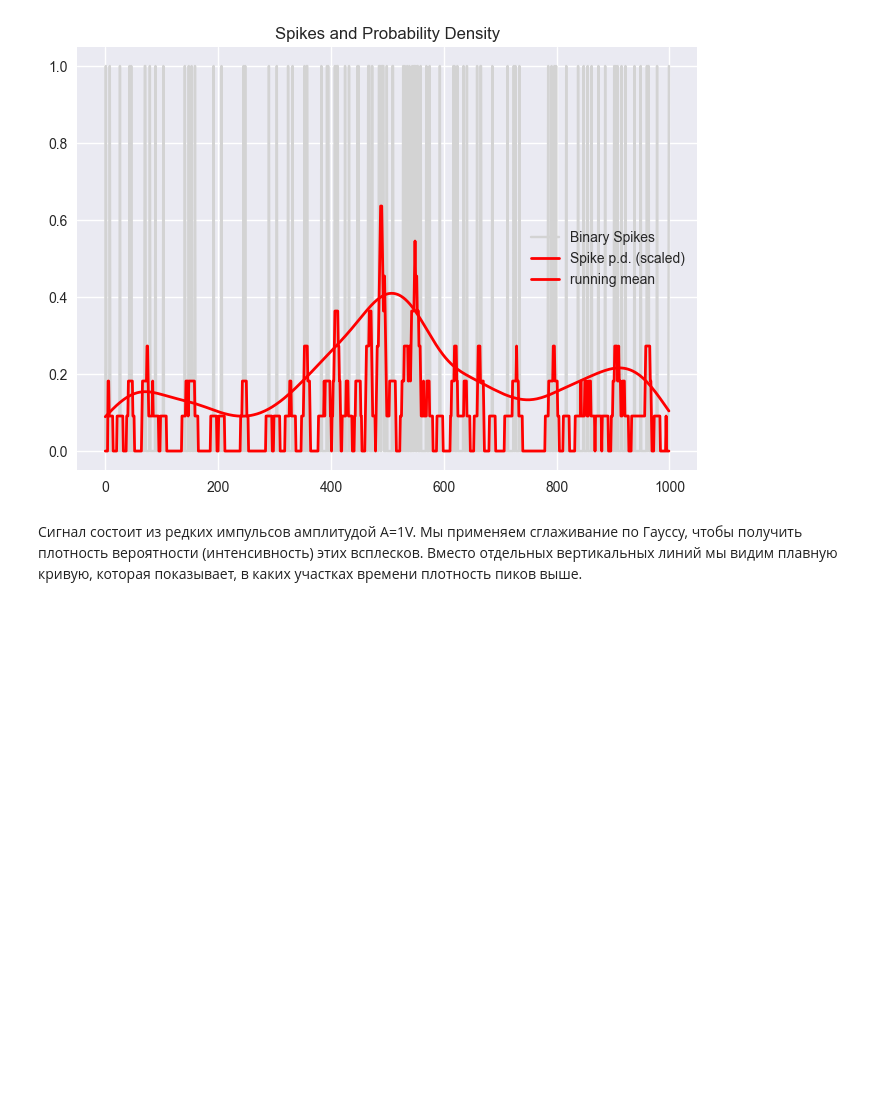
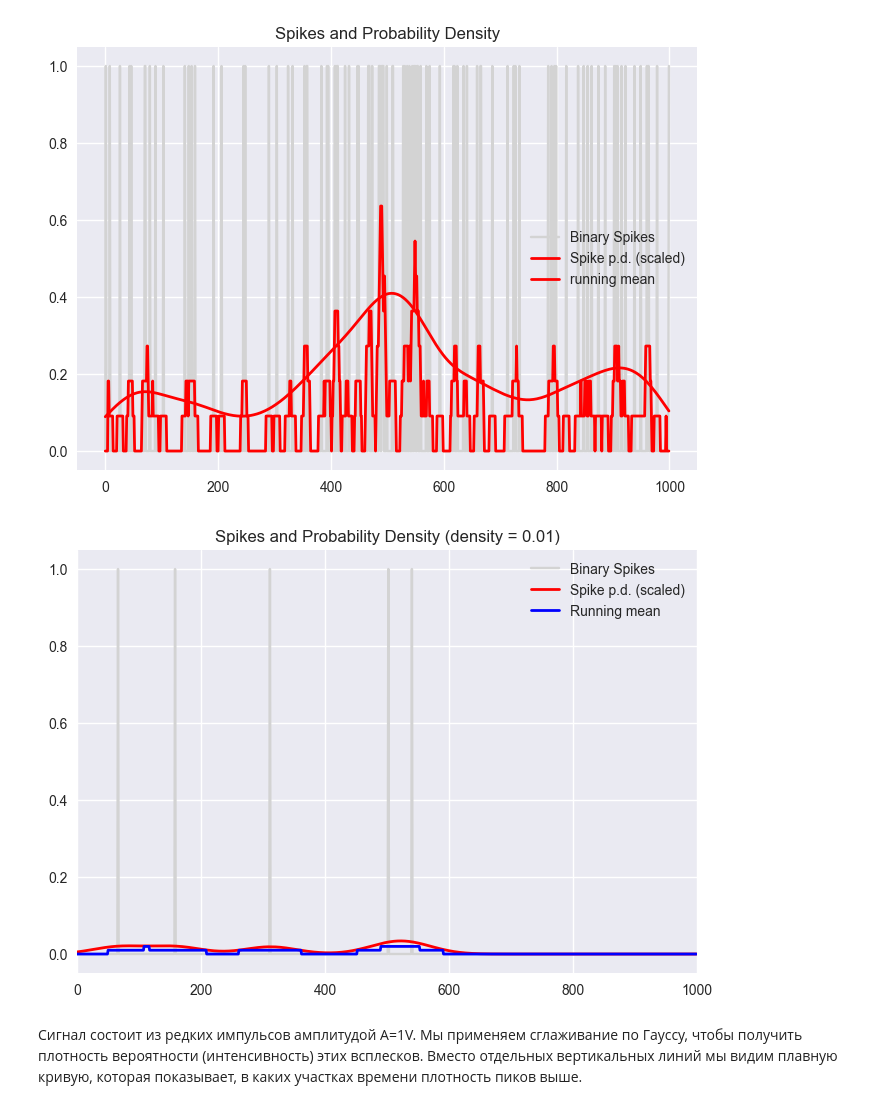
Before and after one commit to KamenevIvan/DPoS, a Jupyter notebook: lab6.ipynb, the cells around one changed output. Cells and saved outputs as stored; diff of their text form; code cells hidden in the pictures; blank space fills up the shorter version.

```diff
--- a/lab6.ipynb
+++ b/lab6.ipynb
@@ -115,6 +115,42 @@ plt.legend()
 plt.show()
 # %% [output]
 [figure]
+# %%
+# ---------- Параметры ----------
+n_spikes = 1000
+num_spikes = 5
+fwhm_spike = 100
+k = 50
+
+
+spikes = np.zeros(n_spikes)
+spike_idx = np.random.choice(n_spikes, num_spikes, replace=False)
+spikes[spike_idx] = 1
+
+
+g_spike_time = np.arange(-150, 150)
+gauss_spike = np.exp(-4 * np.log(2) * g_spike_time**2 / fwhm_spike**2)
+gauss_spike = gauss_spike / np.sum(gauss_spike)
+
+
+y = np.zeros(n_spikes)
+for t in range(k, n_spikes - k):
+    y[t] = np.mean(spikes[t-k : t+k+1])
+
+
+spike_pd = np.convolve(spikes, gauss_spike, mode='same')
+
+
+plt.figure()
+plt.plot(spikes, color='lightgray', label='Binary Spikes')
+plt.plot(spike_pd * 2, color='red', linewidth=2, label='Spike p.d. (scaled)')
+plt.plot(y, color='blue', linewidth=2, label='Running mean')
+plt.xlim(0, n_spikes)
+plt.title(f'Spikes and Probability Density (density = {num_spikes/n_spikes:.2f})')
+plt.legend()
+plt.show()
+# %% [output]
+[figure, added]
 # %% [markdown]
 Сигнал состоит из редких импульсов амплитудой A=1V. Мы применяем сглаживание по Гауссу, чтобы получить плотность вероятности (интенсивность) этих всплесков.
 Вместо отдельных вертикальных линий мы видим плавную кривую, которая показывает, в каких участках времени плотность пиков выше.
```
Also changed, not shown: parts of 2 cells of this notebook.
